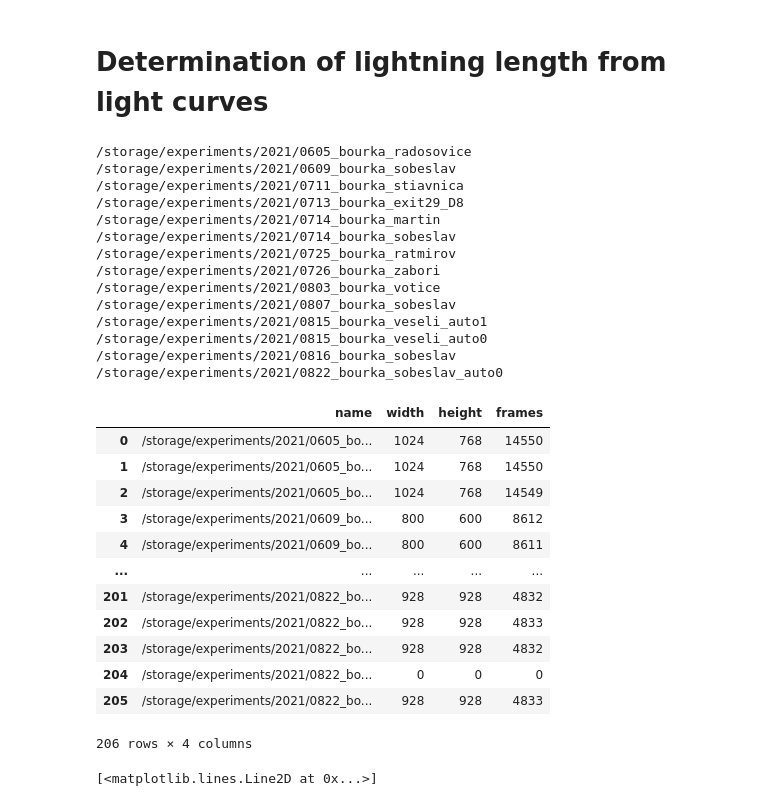
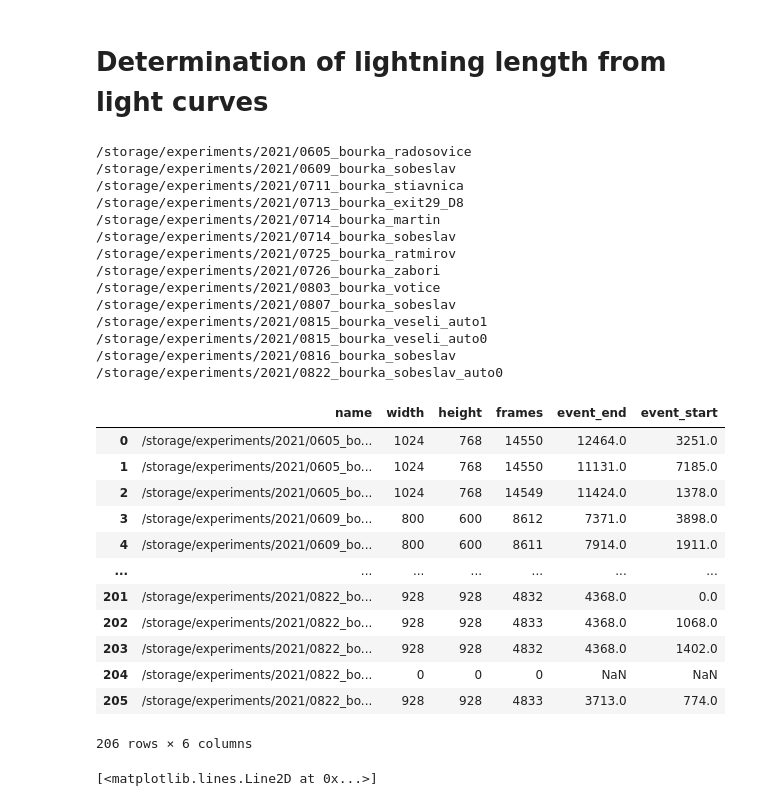
Before and after one commit to ODZ-UJF-AV-CR/auto1, a Jupyter notebook: notebooks/lighttnng_length.ipynb, the cells around one changed output. Drawn from its saved outputs; the diff is of its cells as text; code cells hidden in the pictures.

Commit message:
Add event start and event end detection.

```diff
--- a/notebooks/lighttnng_length.ipynb
+++ b/notebooks/lighttnng_length.ipynb
@@ -26,6 +26,10 @@ d = ["/storage/experiments/2021/0605_bourka_radosovice",\
 
 files = pd.DataFrame( columns=['name', 'width', 'height', 'frames'])
 
+window_size = 300
+threshold = 4
+
+
 for directory in d:
     print(directory)
 
@@ -33,47 +37,70 @@ for directory in d:
         s = f.split('/')
         st = s[len(s)-1]
 
         # Import light curve
         light_curve = pd.read_csv(f+'.csv', names = ['frame','illuminance'], header=0)
         #print(len(light_curve))
 
         vcap = cv2.VideoCapture(f)
         width  = vcap.get(3)  # float `width`
         height = vcap.get(4)  # float `height`
         video_length = int(vcap.get(cv2.CAP_PROP_FRAME_COUNT))
 
+        signal_samples=light_curve[["illuminance"]].to_numpy()
+        if len(signal_samples) > 0:
+            start_noise_std = np.std(signal_samples[:window_size])
+            start_noise_mean = np.mean(signal_samples[:window_size])
+            end_noise_std = np.std(signal_samples[-window_size:])
+            end_noise_mean = np.mean(signal_samples[-window_size:])
+
+
+            for sample_num in range(0,len(signal_samples)):
+                z_score = abs(signal_samples[sample_num] - start_noise_mean) / start_noise_std
+                if z_score > threshold:
+                    event_start = sample_num
+                    break
+
+            for sample_num in reversed(range(0,len(signal_samples))):
+                z_score = abs(signal_samples[sample_num] - end_noise_mean) / end_noise_std
+                if z_score > threshold:
+                    event_end = sample_num
+                    break
+        else:
+            event_start = float("NaN")
+            event_end = float("NaN")
+
         #print(f, ',', int(width), ',', int(height), ',', video_length)
-        files = files.append({'name':f, 'width':int(width), 'height':int(height), 'frames':video_length}, ignore_index=True)
+        files = files.append({'name':f, 'width':int(width), 'height':int(height), 'frames':video_length, 'event_start':event_start, 'event_end':event_end}, ignore_index=True)
         vcap.release()
 files
 # %% [output]
 /storage/experiments/2021/0605_bourka_radosovice
 /storage/experiments/2021/0609_bourka_sobeslav
 /storage/experiments/2021/0711_bourka_stiavnica
 /storage/experiments/2021/0713_bourka_exit29_D8
 /storage/experiments/2021/0714_bourka_martin
 /storage/experiments/2021/0714_bourka_sobeslav
 /storage/experiments/2021/0725_bourka_ratmirov
 /storage/experiments/2021/0726_bourka_zabori
 /storage/experiments/2021/0803_bourka_votice
 /storage/experiments/2021/0807_bourka_sobeslav
 /storage/experiments/2021/0815_bourka_veseli_auto1
 /storage/experiments/2021/0815_bourka_veseli_auto0
 /storage/experiments/2021/0816_bourka_sobeslav
 /storage/experiments/2021/0822_bourka_sobeslav_auto0
-|  | name | width | height | frames |
-| 0 | /storage/experiments/2021/0605_bo... | 1024 | 768 | 14550 |
-| 1 | /storage/experiments/2021/0605_bo... | 1024 | 768 | 14550 |
-| 2 | /storage/experiments/2021/0605_bo... | 1024 | 768 | 14549 |
-| 3 | /storage/experiments/2021/0609_bo... | 800 | 600 | 8612 |
-| 4 | /storage/experiments/2021/0609_bo... | 800 | 600 | 8611 |
-| ... | ... | ... | ... | ... |
-| 201 | /storage/experiments/2021/0822_bo... | 928 | 928 | 4832 |
-| 202 | /storage/experiments/2021/0822_bo... | 928 | 928 | 4833 |
-| 203 | /storage/experiments/2021/0822_bo... | 928 | 928 | 4832 |
-| 204 | /storage/experiments/2021/0822_bo... | 0 | 0 | 0 |
-| 205 | /storage/experiments/2021/0822_bo... | 928 | 928 | 4833 |
+|  | name | width | height | frames | event_end | event_start |
+| 0 | /storage/experiments/2021/0605_bo... | 1024 | 768 | 14550 | 12464.0 | 3251.0 |
+| 1 | /storage/experiments/2021/0605_bo... | 1024 | 768 | 14550 | 11131.0 | 7185.0 |
+| 2 | /storage/experiments/2021/0605_bo... | 1024 | 768 | 14549 | 11424.0 | 1378.0 |
+| 3 | /storage/experiments/2021/0609_bo... | 800 | 600 | 8612 | 7371.0 | 3898.0 |
+| 4 | /storage/experiments/2021/0609_bo... | 800 | 600 | 8611 | 7914.0 | 1911.0 |
+| ... | ... | ... | ... | ... | ... | ... |
+| 201 | /storage/experiments/2021/0822_bo... | 928 | 928 | 4832 | 4368.0 | 0.0 |
+| 202 | /storage/experiments/2021/0822_bo... | 928 | 928 | 4833 | 4368.0 | 1068.0 |
+| 203 | /storage/experiments/2021/0822_bo... | 928 | 928 | 4832 | 4368.0 | 1402.0 |
+| 204 | /storage/experiments/2021/0822_bo... | 0 | 0 | 0 | NaN | NaN |
+| 205 | /storage/experiments/2021/0822_bo... | 928 | 928 | 4833 | 3713.0 | 774.0 |
-206 rows × 4 columns
+206 rows × 6 columns
 # %%
 plt.plot(light_curve['frame'],light_curve['illuminance'])
 # %% [output]
```
Also changed, not shown: parts of 1 cell of this notebook.
